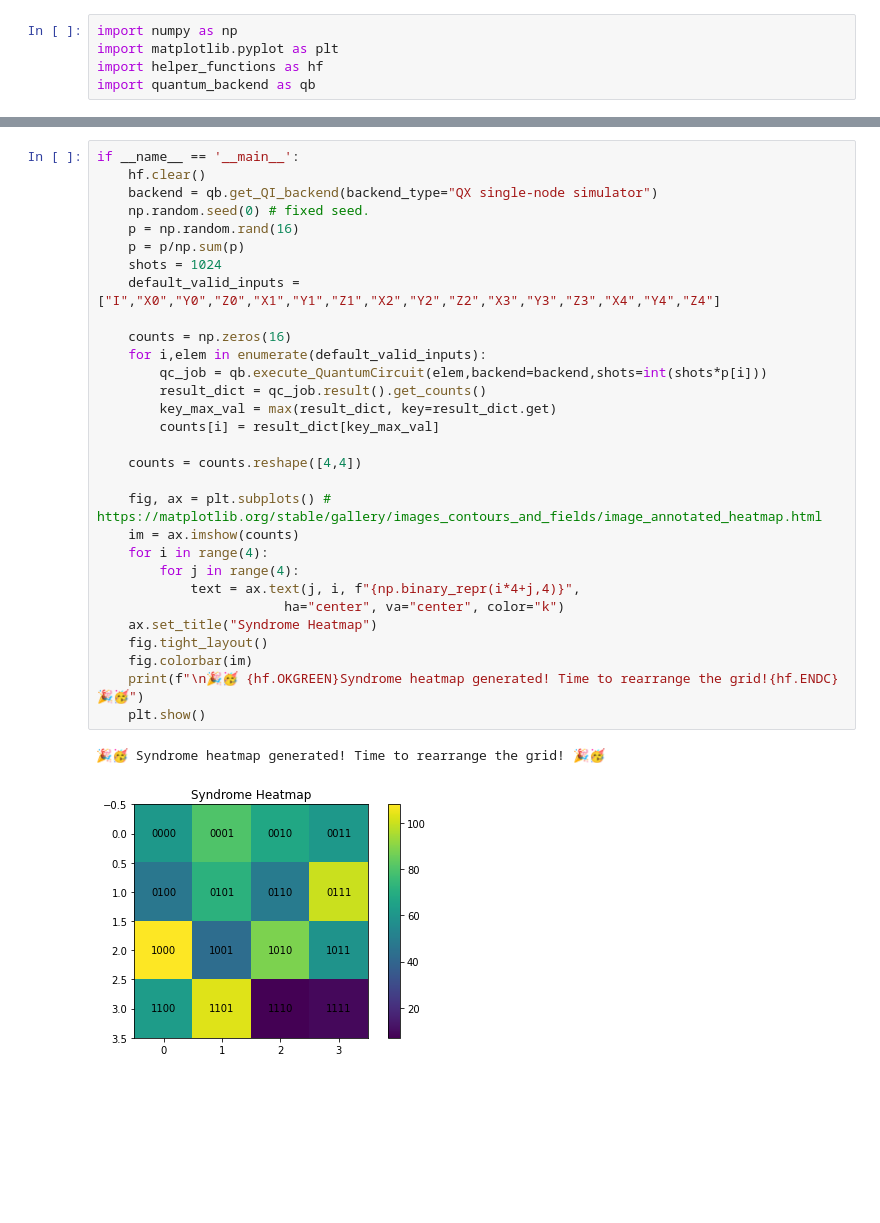
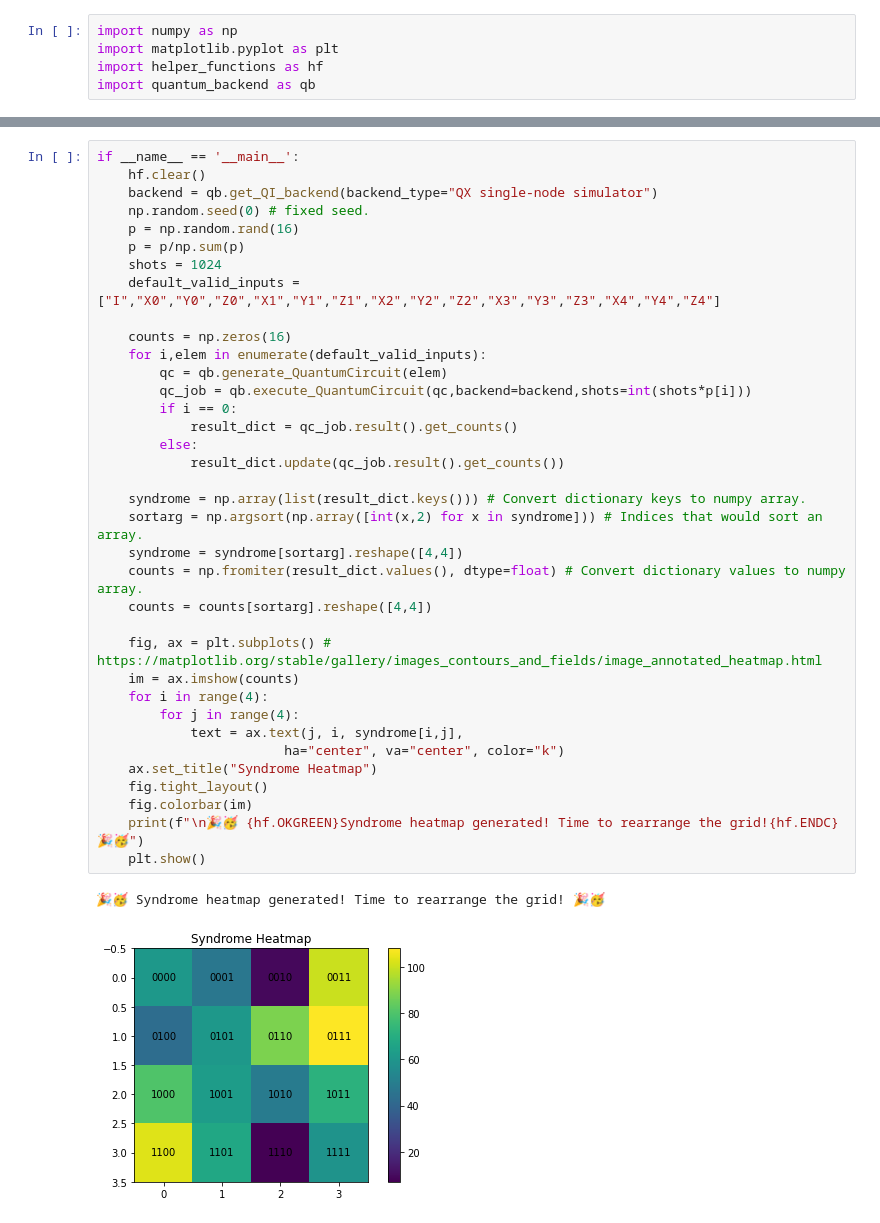
Before and after one commit to turkutatar/iQuHACK22, a Jupyter notebook: main.ipynb, the cells around one changed output, grey strips where cells are left out. Saved outputs shown, nothing was run; the diff lists cells and outputs as text; blank space fills up the shorter version.

```diff
--- a/main.ipynb
+++ b/main.ipynb
@@ -8,33 +12,39 @@ import quantum_backend as qb
 # %%
 if __name__ == '__main__':
     hf.clear()
     backend = qb.get_QI_backend(backend_type="QX single-node simulator")
     np.random.seed(0) # fixed seed.
     p = np.random.rand(16)
     p = p/np.sum(p)
     shots = 1024
     default_valid_inputs = ["I","X0","Y0","Z0","X1","Y1","Z1","X2","Y2","Z2","X3","Y3","Z3","X4","Y4","Z4"]
 
     counts = np.zeros(16)
     for i,elem in enumerate(default_valid_inputs):
-        qc_job = qb.execute_QuantumCircuit(elem,backend=backend,shots=int(shots*p[i]))
-        result_dict = qc_job.result().get_counts()
-        key_max_val = max(result_dict, key=result_dict.get)
-        counts[i] = result_dict[key_max_val]
+        qc = qb.generate_QuantumCircuit(elem)
+        qc_job = qb.execute_QuantumCircuit(qc,backend=backend,shots=int(shots*p[i]))
+        if i == 0:
+            result_dict = qc_job.result().get_counts()
+        else:
+            result_dict.update(qc_job.result().get_counts())
 
-    counts = counts.reshape([4,4])
+    syndrome = np.array(list(result_dict.keys())) # Convert dictionary keys to numpy array.
+    sortarg = np.argsort(np.array([int(x,2) for x in syndrome])) # Indices that would sort an array.
+    syndrome = syndrome[sortarg].reshape([4,4])
+    counts = np.fromiter(result_dict.values(), dtype=float) # Convert dictionary values to numpy array.
+    counts = counts[sortarg].reshape([4,4])
 
     fig, ax = plt.subplots() # https://matplotlib.org/stable/gallery/images_contours_and_fields/image_annotated_heatmap.html
     im = ax.imshow(counts)
     for i in range(4):
         for j in range(4):
-            text = ax.text(j, i, f"{np.binary_repr(i*4+j,4)}",
+            text = ax.text(j, i, syndrome[i,j],
                         ha="center", va="center", color="k")
     ax.set_title("Syndrome Heatmap")
     fig.tight_layout()
     fig.colorbar(im)
     print(f"\n🎉🥳 {hf.OKGREEN}Syndrome heatmap generated! Time to rearrange the grid!{hf.ENDC} 🎉🥳")
     plt.show()
 # %% [output]
 🎉🥳 Syndrome heatmap generated! Time to rearrange the grid! 🎉🥳
-[figure, old version]
+[figure, new version]
```
Also changed, not shown: parts of 5 cells of this notebook, 1 other file.
